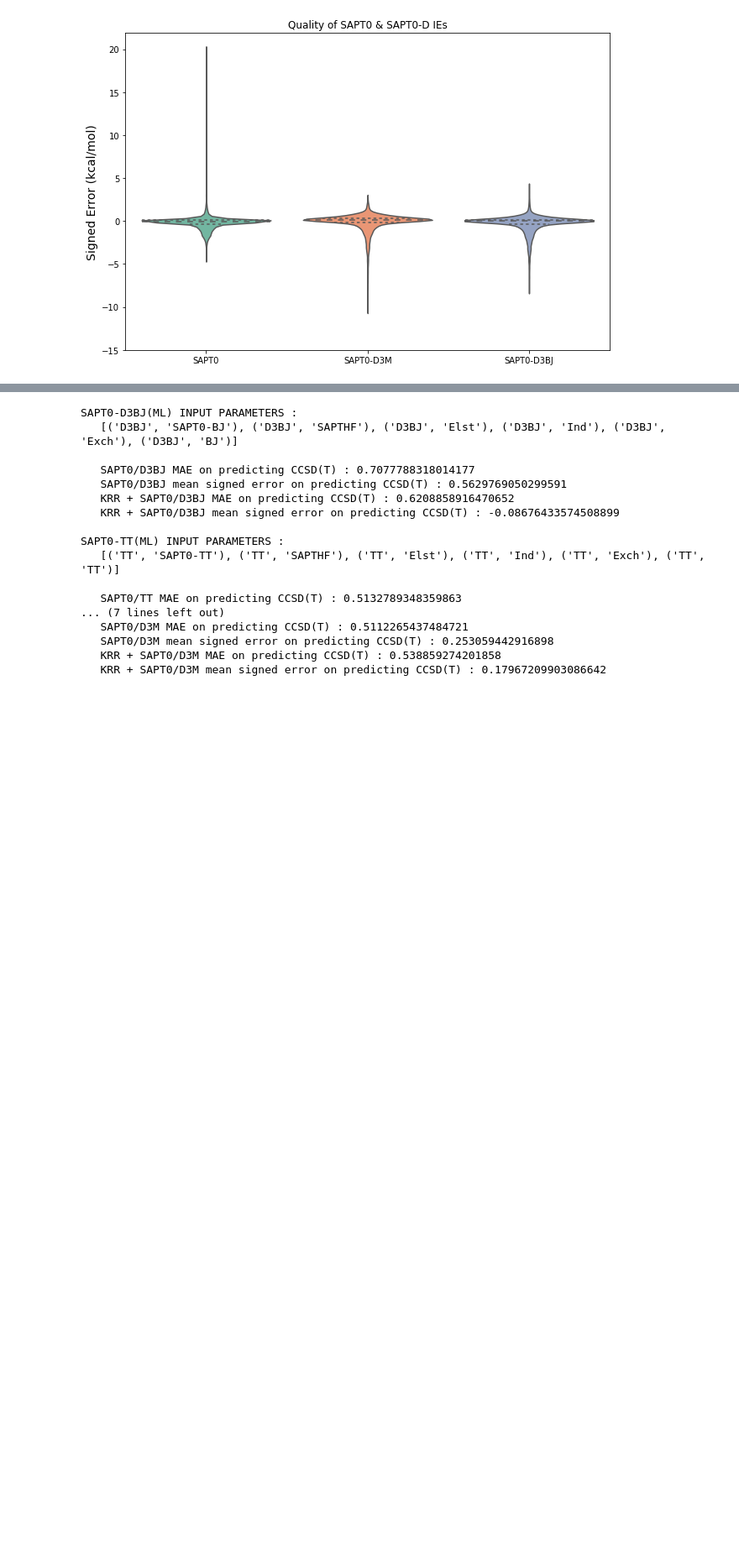
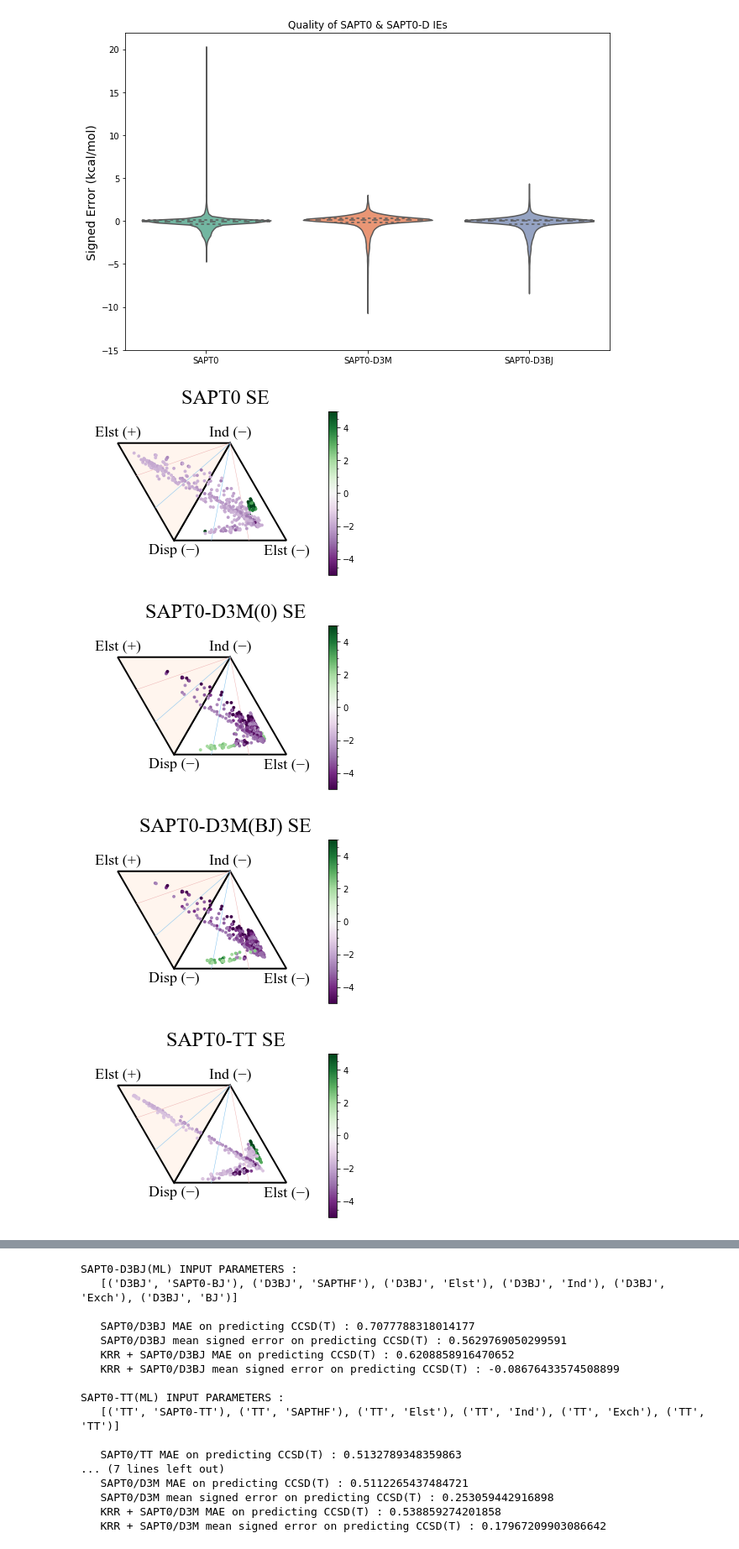
Before and after one commit to GT-IDEaS/Bootcamp2019, a Jupyter notebook: Day05/Sherrill_ML-for-Drug-Binding/quantum-chemistry-in-python.ipynb, the cells around one changed output, grey strips where cells are left out. Shown at 84% size. Saved outputs shown, nothing was run; the diff lists cells and outputs as text; code cells hidden in the pictures; blank space fills up the shorter version.

Commit message:
Adds ternary viz to day05 notebook, refactors utilities

```diff
--- a/Day05/Sherrill_ML-for-Drug-Binding/quantum-chemistry-in-python.ipynb
+++ b/Day05/Sherrill_ML-for-Drug-Binding/quantum-chemistry-in-python.ipynb
@@ -263,6 +264,49 @@ options={
 fancyplt.violin(se, options)
 # %% [output]
 [figure]
+# %%
+# ==> Ternaries for Signed Errors <==
+dispmodels = {'D3M': 'SAPT0-Zero3 Error', 'D3BJ': 'SAPT0-BJ Error' , 'TT': 'SAPT0-TT Error'}
+# SAPT0
+data = pd.DataFrame(index=saptd.index, columns=['Elst', 'Ind', 'Disp', 'Error'])
+data['Error'] = saptd['D3M', 'SAPT0 Error']
+data['Elst'] = saptd['D3M', 'Elst']
+data['Ind'] = saptd['D3M', 'Ind']
+data['Disp'] = saptd['D3M', 'Disp']
+filtered = misc.qfilter(data, filter_on=['Error'], q=[0.05,0.995], ret='outlier', keep_index=True)
+fancyplt.ternary(filtered.dropna(subset=['Error']), colors='error', colorbar='symmetric', title='SAPT0 SE')
+
+# SAPT0-D3(0)
+data = pd.DataFrame(index=saptd.index, columns=['Elst', 'Ind', 'Disp', 'Error'])
+data['Error'] = saptd['D3M', 'SAPT0-Zero3 Error']
+data['Elst'] = saptd['D3M', 'Elst']
+data['Ind'] = saptd['D3M', 'Ind']
+data['Disp'] = saptd['D3M', 'Disp']
+filtered = misc.qfilter(data, filter_on=['Error'], q=[0.05,0.995], ret='outlier', keep_index=True)
+fancyplt.ternary(filtered.dropna(subset=['Error']), colors='error', colorbar='symmetric', title='SAPT0-D3M(0) SE')
+
+# SAPT0-D3(BJ)
+data = pd.DataFrame(index=saptd.index, columns=['Elst', 'Ind', 'Disp', 'Error'])
+data['Error'] = saptd['D3BJ', 'SAPT0-BJ Error']
+data['Elst'] = saptd['D3M', 'Elst']
+data['Ind'] = saptd['D3M', 'Ind']
+data['Disp'] = saptd['D3M', 'Disp']
+filtered = misc.qfilter(data, filter_on=['Error'], q=[0.05,0.995], ret='outlier', keep_index=True)
+fancyplt.ternary(filtered.dropna(subset=['Error']), colors='error', colorbar='symmetric', title='SAPT0-D3M(BJ) SE')
+
+# SAPT0-TT
+data = pd.DataFrame(index=saptd.index, columns=['Elst', 'Ind', 'Disp', 'Error'])
+data['Error'] = saptd['TT', 'SAPT0-TT Error']
+data['Elst'] = saptd['D3M', 'Elst']
+data['Ind'] = saptd['D3M', 'Ind']
+data['Disp'] = saptd['D3M', 'Disp']
+filtered = misc.qfilter(data, filter_on=['Error'], q=[0.05,0.995], ret='outlier', keep_index=True)
+fancyplt.ternary(filtered.dropna(subset=['Error']), colors='error', colorbar='symmetric', title='SAPT0-TT SE')
+# %% [output]
+[figure, added]
+[figure, added]
+[figure, added]
+[figure, added]
 # %% [markdown]
 ### SAPT0-D(ML): Transfer Learning SAPT-D towards Quantum Chemical "Gold Standard"
 
```
Also changed, not shown: parts of 1 cell of this notebook, 2 other files.
